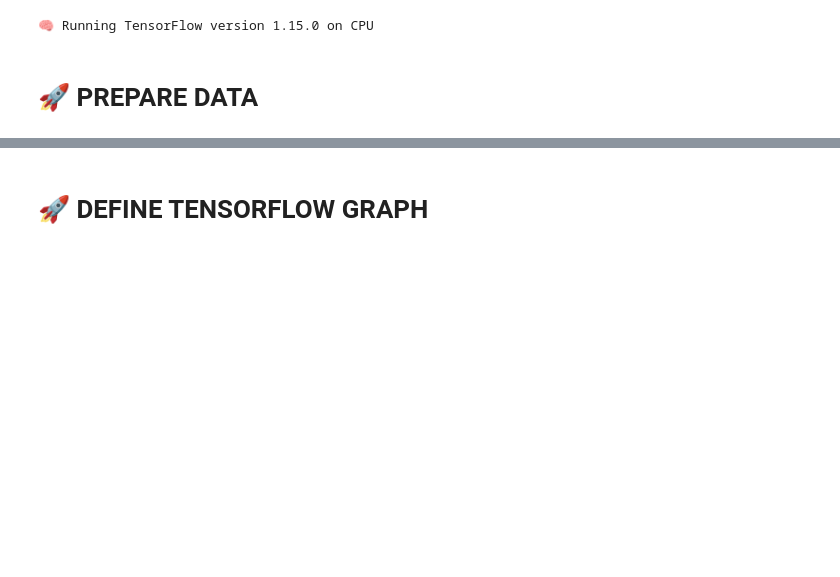
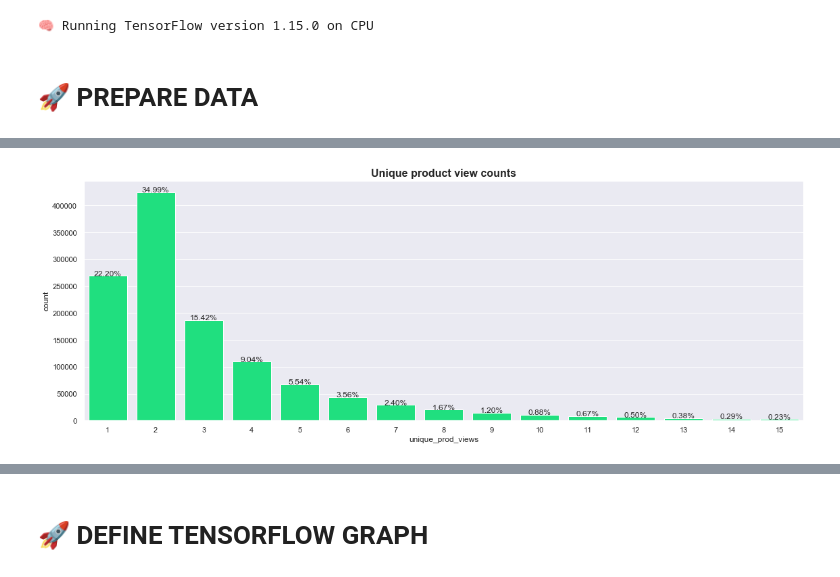
Before and after one commit to marnixkoops/bayesian-personalized-ranking, a Jupyter notebook: bayesian-personalized-ranking.ipynb, the cells around one changed output, grey strips where cells are left out. Cells and saved outputs as stored; diff of their text form; code cells hidden in the pictures; blank space fills up the shorter version.

```diff
--- a/bayesian-personalized-ranking.ipynb
+++ b/bayesian-personalized-ranking.ipynb
@@ -84,0 +192,4 @@ df.head(3)
+# %%
+df_id_counts = pd.DataFrame(df_pt['id'].value_counts()).reset_index(drop=False)
+df_id_counts.columns = ['id', 'unique_prod_views']
+df_id_counts[0:25]
@@ -84,0 +214,4 @@ df.head(3)
+# %%
+df_view_counts = pd.DataFrame(df_id_counts['unique_prod_views'].value_counts()).reset_index(drop=False)
+df_view_counts.columns = ['unique_prod_views', 'count']
+df_view_counts[0:25]
@@ -84,0 +236,14 @@ df.head(3)
+# %%
+plt.figure(figsize=(16,6))
+ax = sns.barplot(data=df_view_counts[0:15], x='unique_prod_views', y='count', color="springgreen", label="view counts")
+plt.title('Unique product view counts', weight='bold').set_fontsize('16')
+for p in ax.patches:
+    height = p.get_height()
+    ax.text(p.get_x()+p.get_width()/2.,
+            height + 3,
+            '{:1.2f}%'.format(height/np.sum(df_view_counts['count'])*100),
+            ha="center").set_fontsize('12')
+plt.tight_layout()
+plt.savefig("plots/product_type_counts.png")
+# %% [output]
+[figure, added]
```
Also changed, not shown: parts of 37 cells of this notebook, 2 other files.
